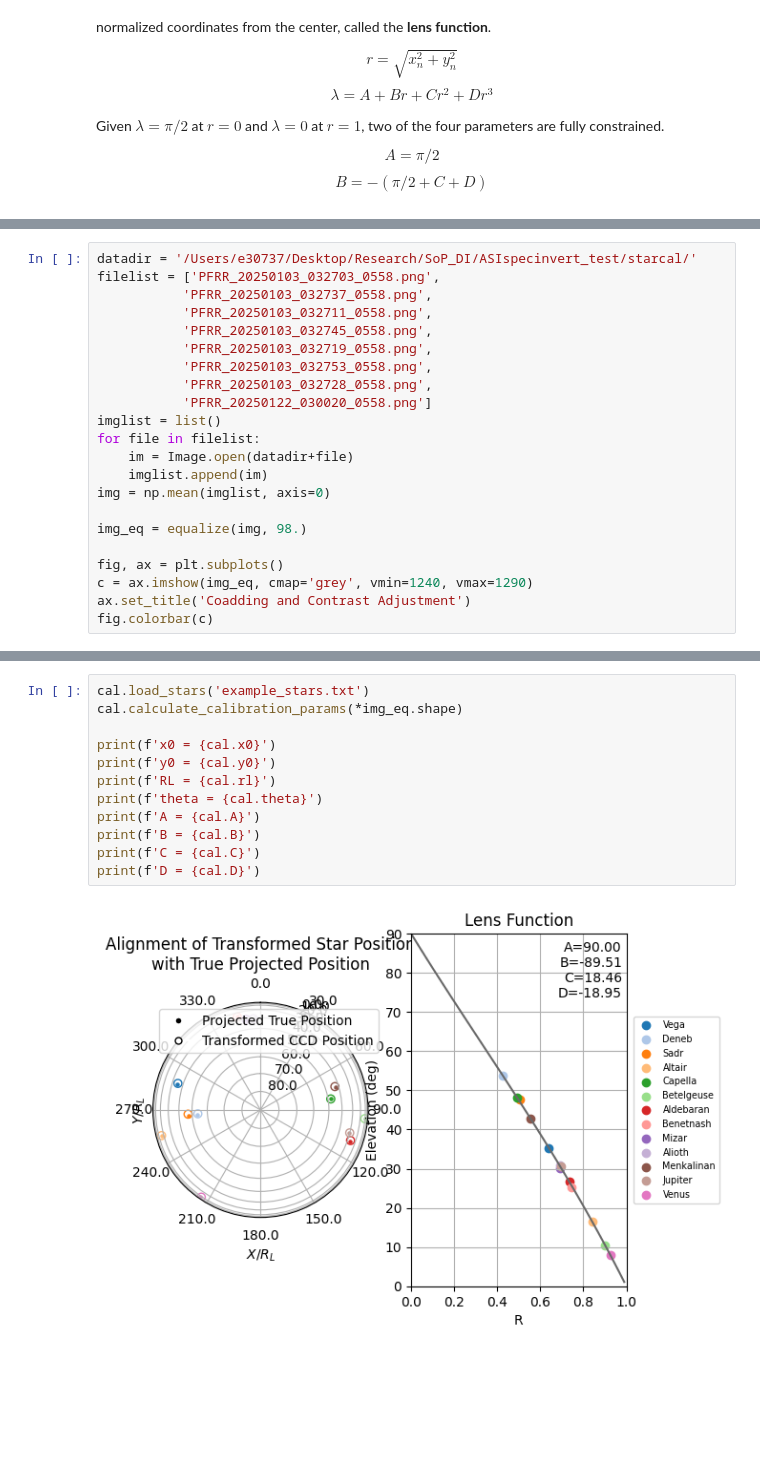
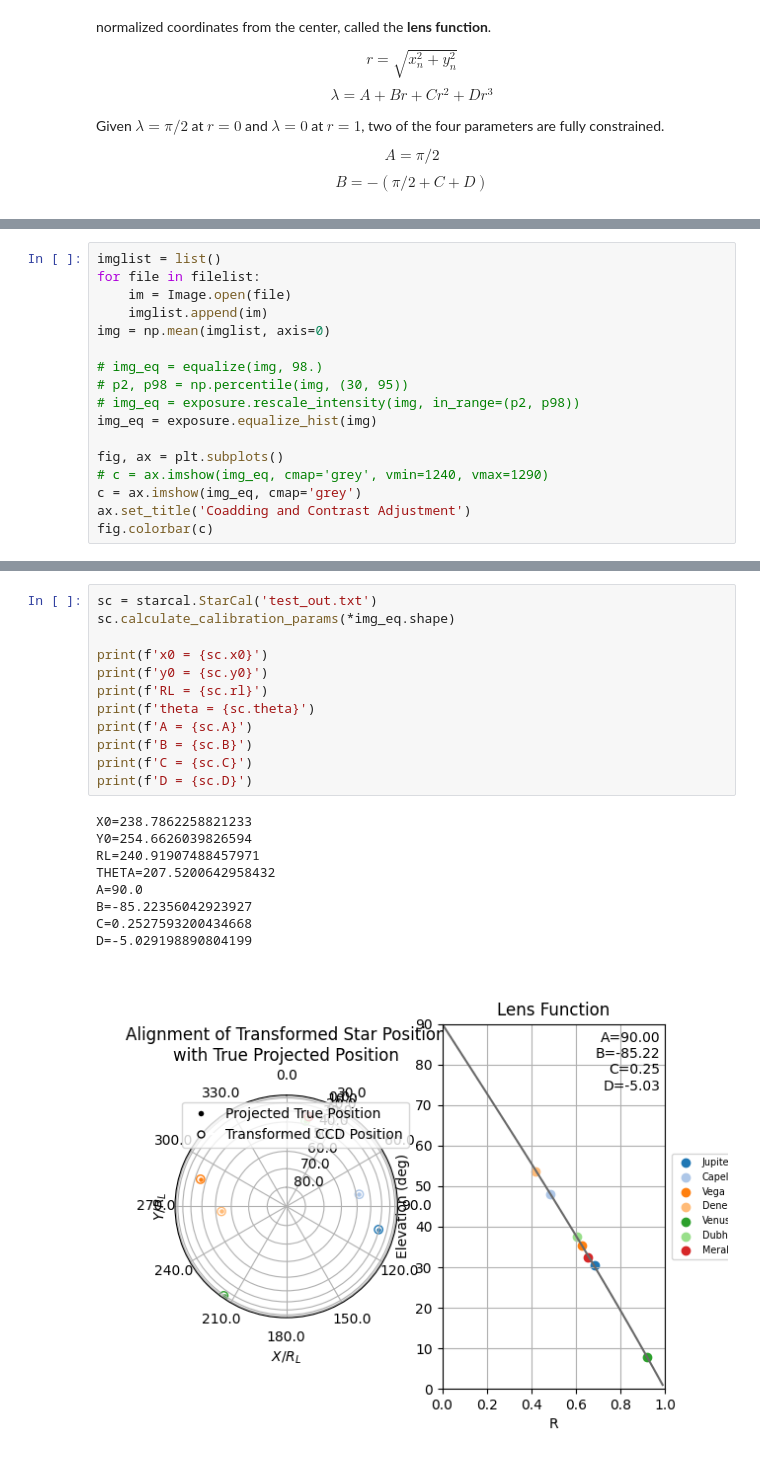
Before and after one commit to ljlamarche/asistarcalibration, a Jupyter notebook: tutorial.ipynb, the cells around one changed output, grey strips where cells are left out. Cells and saved outputs as stored; diff of their text form; blank space fills up the shorter version.

```diff
--- a/tutorial.ipynb
+++ b/tutorial.ipynb
@@ -315,23 +323,18 @@ fig.colorbar(c)
 # %%
-datadir = '/Users/e30737/Desktop/Research/SoP_DI/ASIspecinvert_test/starcal/'
-filelist = ['PFRR_20250103_032703_0558.png',
-           'PFRR_20250103_032737_0558.png',
-           'PFRR_20250103_032711_0558.png',
-           'PFRR_20250103_032745_0558.png',
-           'PFRR_20250103_032719_0558.png',
-           'PFRR_20250103_032753_0558.png',
-           'PFRR_20250103_032728_0558.png',
-           'PFRR_20250122_030020_0558.png']
 imglist = list()
 for file in filelist:
-    im = Image.open(datadir+file)
+    im = Image.open(file)
     imglist.append(im)
 img = np.mean(imglist, axis=0)
 
-img_eq = equalize(img, 98.)
+# img_eq = equalize(img, 98.)
+# p2, p98 = np.percentile(img, (30, 95))
+# img_eq = exposure.rescale_intensity(img, in_range=(p2, p98))
+img_eq = exposure.equalize_hist(img)
 
 fig, ax = plt.subplots()
-c = ax.imshow(img_eq, cmap='grey', vmin=1240, vmax=1290)
+# c = ax.imshow(img_eq, cmap='grey', vmin=1240, vmax=1290)
+c = ax.imshow(img_eq, cmap='grey')
 ax.set_title('Coadding and Contrast Adjustment')
 fig.colorbar(c)
 # %% [output]
@@ -411,14 +425,22 @@ For convenience, an output star text file can be reloaded into the `StarCal` cla
 # %%
-cal.load_stars('example_stars.txt')
-cal.calculate_calibration_params(*img_eq.shape)
+sc = starcal.StarCal('test_out.txt')
+sc.calculate_calibration_params(*img_eq.shape)
 
-print(f'x0 = {cal.x0}')
-print(f'y0 = {cal.y0}')
-print(f'RL = {cal.rl}')
-print(f'theta = {cal.theta}')
-print(f'A = {cal.A}')
-print(f'B = {cal.B}')
-print(f'C = {cal.C}')
-print(f'D = {cal.D}')
+print(f'x0 = {sc.x0}')
+print(f'y0 = {sc.y0}')
+print(f'RL = {sc.rl}')
+print(f'theta = {sc.theta}')
+print(f'A = {sc.A}')
+print(f'B = {sc.B}')
+print(f'C = {sc.C}')
+print(f'D = {sc.D}')
 # %% [output]
+X0=238.7862258821233
+Y0=254.6626039826594
+RL=240.91907488457971
+THETA=207.5200642958432
+A=90.0
+B=-85.22356042923927
+C=0.2527593200434668
+D=-5.029198890804199
-[figure, old version]
+[figure, new version]
```
Also changed, not shown: parts of 28 cells of this notebook.
